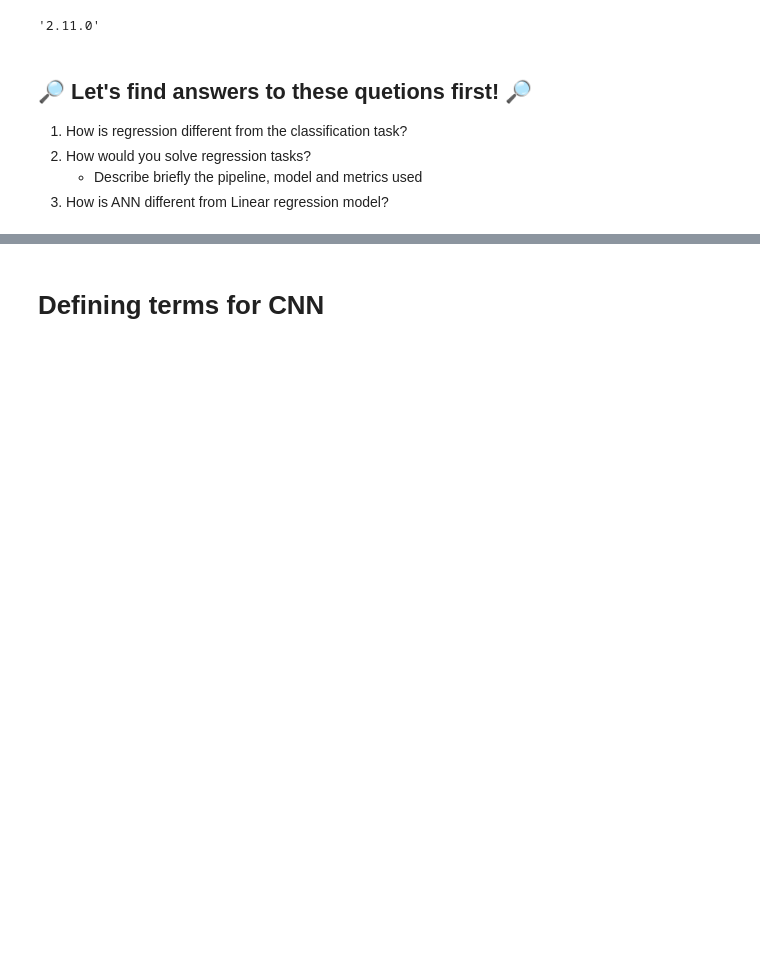
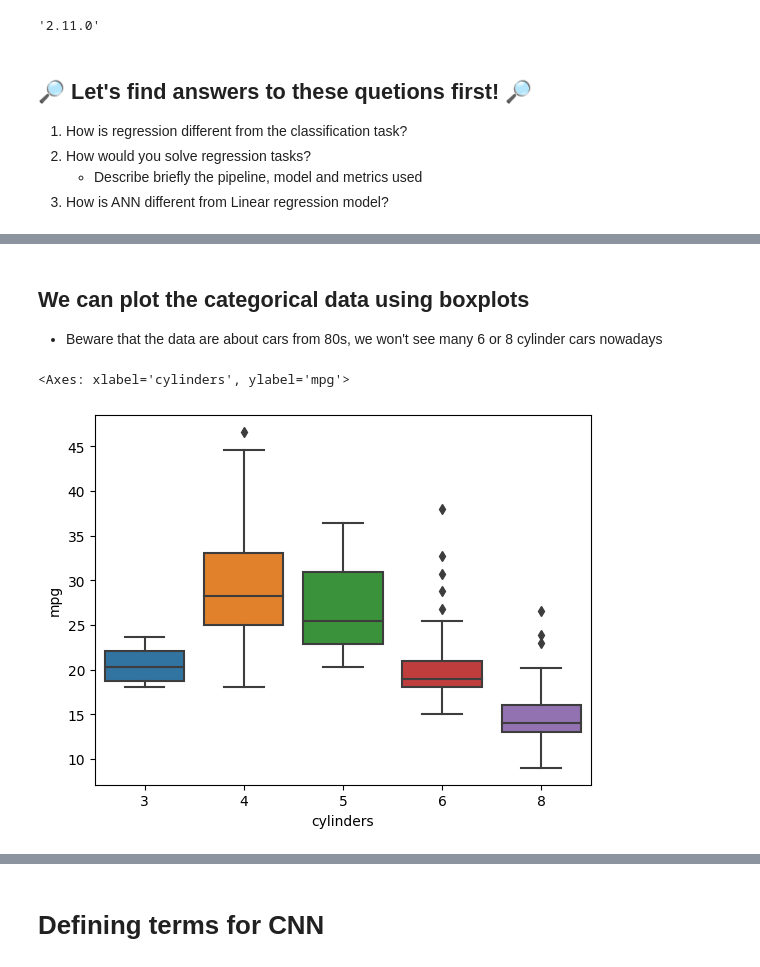
Before and after one commit to rasvob/VSB-FEI-Deep-Learning-Exercises, a Jupyter notebook: dl_02.ipynb, the cells around one changed output, grey strips where cells are left out. Drawn from its saved outputs; the diff is of its cells as text; code cells hidden in the pictures; blank space fills up the shorter version.

```diff
--- a/dl_02.ipynb
+++ b/dl_02.ipynb
@@ -73,0 +150,8 @@ df
+# %% [markdown]
+## We can plot the categorical data using boxplots
+* Beware that the data are about cars from 80s, we won't see many 6 or 8 cylinder cars nowadays
+# %%
+sns.boxplot(df, x='cylinders', y='mpg')
+# %% [output]
+<Axes: xlabel='cylinders', ylabel='mpg'>
+[figure, added]
```
Also changed, not shown: parts of 47 cells of this notebook, 4 other files.
